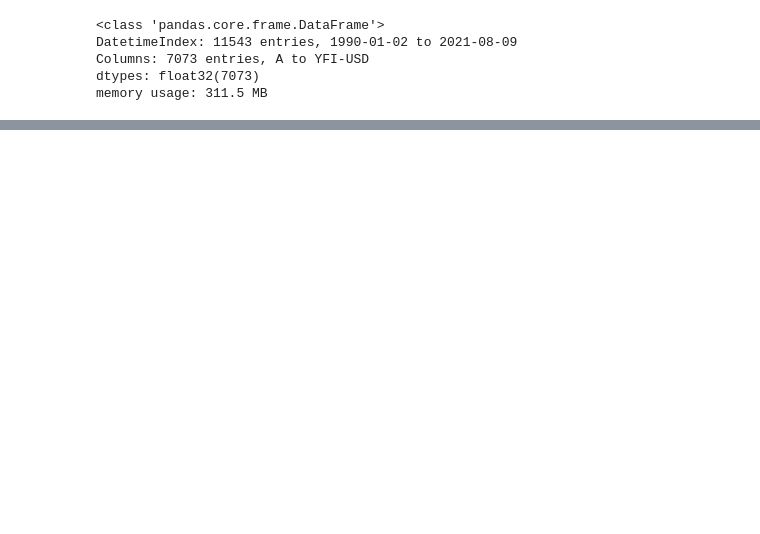
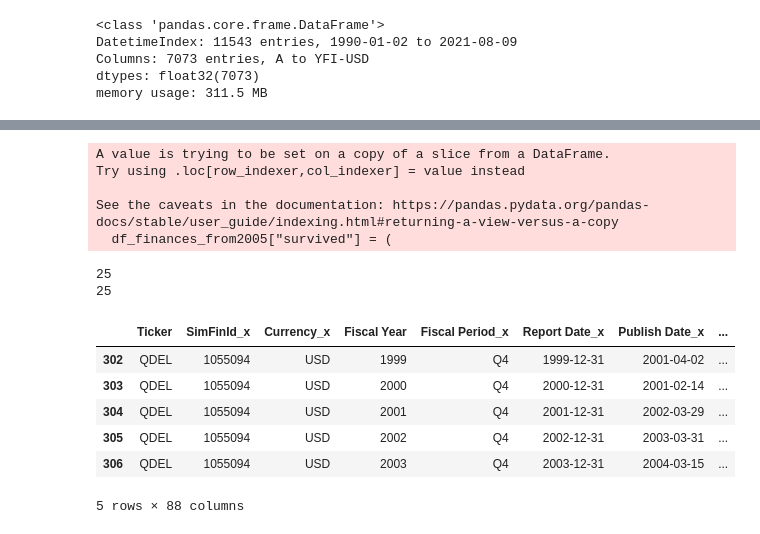
Before and after one commit to mpolch/datachallenge, a Jupyter notebook: notebooks/afeb_prices.ipynb, the cells around one changed output, grey strips where cells are left out. Drawn from its saved outputs; the diff is of its cells as text; code cells hidden in the pictures; blank space fills up the shorter version.

```diff
--- a/notebooks/afeb_prices.ipynb
+++ b/notebooks/afeb_prices.ipynb
@@ -69,0 +94,6 @@ prices_2005_scaled.plot(figsize=(10, 10), legend=False)
+# %%
+# binary indicator on whether company "survived" the 2008 financial crisis
+
+mask = max_after > max_before
+tickers_survived = set(max_after[mask].index)
+tickers_died = set(max_after[~mask].index)
@@ -69,0 +144,34 @@ prices_2005_scaled.plot(figsize=(10, 10), legend=False)
+# %%
+df_finances_from2005 = df_finances[df_finances["Ticker"].isin(tickers_2005)]
+
+df_finances_from2005["survived"] = (
+    df_finances_from2005["Ticker"]
+    .apply(lambda tick: 1 if tick in tickers_survived else 0)
+    .astype("category")
+)
+# %% [output]
+A value is trying to be set on a copy of a slice from a DataFrame.
+Try using .loc[row_indexer,col_indexer] = value instead
+
+See the caveats in the documentation: https://pandas.pydata.org/pandas-docs/stable/user_guide/indexing.html#returning-a-view-versus-a-copy
+  df_finances_from2005["survived"] = (
+# %%
+# check if number of tickers is correct
+
+print(
+    len(
+        df_finances_from2005.loc[
+            df_finances_from2005["survived"] == 1, "Ticker"
+        ].unique()
+    )
+)
+print(
+    len(
+        df_finances_from2005.loc[
+            df_finances_from2005["survived"] == 0, "Ticker"
+        ].unique()
+    )
+)
+# %% [output]
+25
+25
@@ -69,0 +180,10 @@ prices_2005_scaled.plot(figsize=(10, 10), legend=False)
+# %%
+df_finances_from2005.head()
+# %% [output]
+|  | Ticker | SimFinId_x | Currency_x | Fiscal Year | Fiscal Period_x | Report Date_x | Publish Date_x | ... |
+| 302 | QDEL | 1055094 | USD | 1999 | Q4 | 1999-12-31 | 2001-04-02 | ... |
+| 303 | QDEL | 1055094 | USD | 2000 | Q4 | 2000-12-31 | 2001-02-14 | ... |
+| 304 | QDEL | 1055094 | USD | 2001 | Q4 | 2001-12-31 | 2002-03-29 | ... |
+| 305 | QDEL | 1055094 | USD | 2002 | Q4 | 2002-12-31 | 2003-03-31 | ... |
+| 306 | QDEL | 1055094 | USD | 2003 | Q4 | 2003-12-31 | 2004-03-15 | ... |
+5 rows × 88 columns
```
Also changed, not shown: parts of 12 cells of this notebook, 2 other files.
